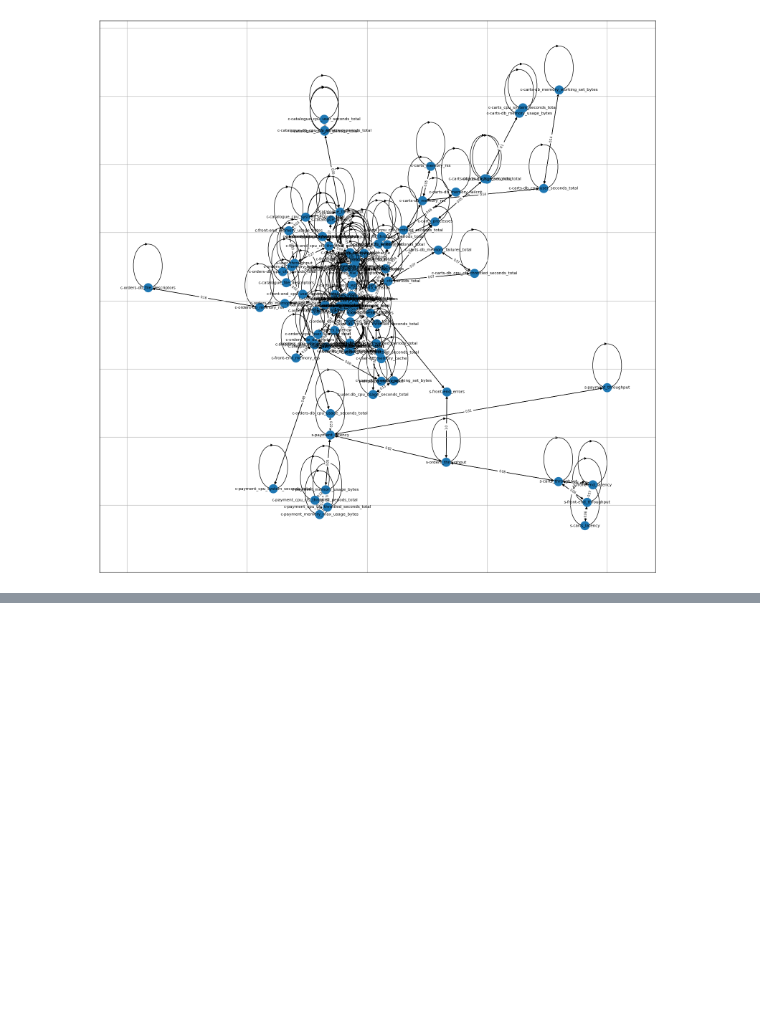
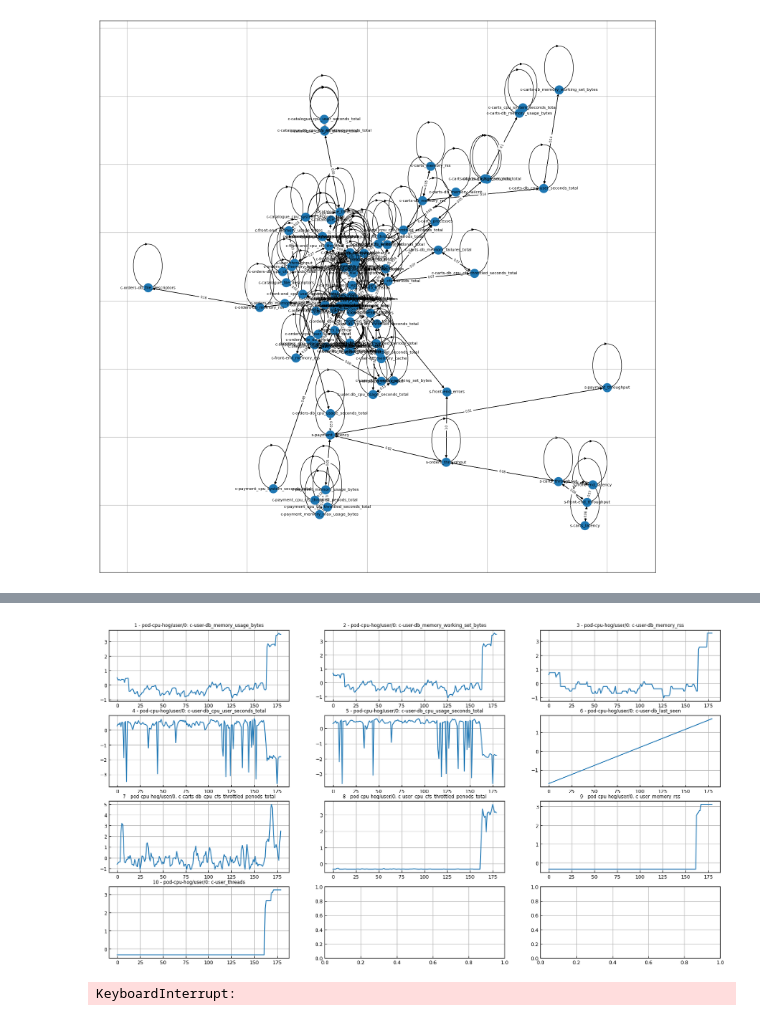
Before and after one commit to XuRepository/meltria-analyzer, a Jupyter notebook: notebooks/cdt_pc.ipynb, the cells around one changed output, grey strips where cells are left out. Cells and saved outputs as stored; diff of their text form; code cells hidden in the pictures; blank space fills up the shorter version.

Commit message:
notebooks: summarize and visualize the output of diagnoser

```diff
--- a/notebooks/cdt_pc.ipynb
+++ b/notebooks/cdt_pc.ipynb
@@ -154,0 +157,5 @@ pd.DataFrame(ranks, columns=["dataset_id", "target_app", "chaos_type", "chaos_co
+# %%
+DATASET_ID = "9n6mf"
+datasets_hdbscan_sbd = load_tsdr_by_chaos(
+    DATASET_ID, suffix="hdbscan_sbd_only_ctnrs", revert_normalized_time_series=True,
+)
@@ -154,0 +167,20 @@ pd.DataFrame(ranks, columns=["dataset_id", "target_app", "chaos_type", "chaos_co
+# %%
+record, data_df_by_metric_type = datasets_hdbscan_sbd[("pod-cpu-hog", "user")][0]
+cg, ranks = diag.build_and_walk_causal_graph(
+    pd.concat([
+        data_df_by_metric_type["services"][-1],
+        data_df_by_metric_type["containers"][-1],
+    ], axis=1),
+    record.pk,
+    use_call_graph=True,
+    pc_library="cdt",
+    pc_citest_alpha=0.05,
+    pc_citest="fisher-z",
+    pc_variant="stable",
+    disable_orientation=False,
+    walk_method="monitorrank",
+    root_metric_type="latency",
+)
+# %%
+rank_df = create_rank_as_dataframe(ranks, DATASET_ID, record)
+rank_df
@@ -154,0 +199,8 @@ pd.DataFrame(ranks, columns=["dataset_id", "target_app", "chaos_type", "chaos_co
+# %%
+plot_rank_dataframe(rank_df)
+# %% [output]
+[figure, added]
+# %%
+plot_causal_graph(cg)
+# %% [output]
+KeyboardInterrupt:
```
Also changed, not shown: parts of 3 cells of this notebook, 4 other files.
